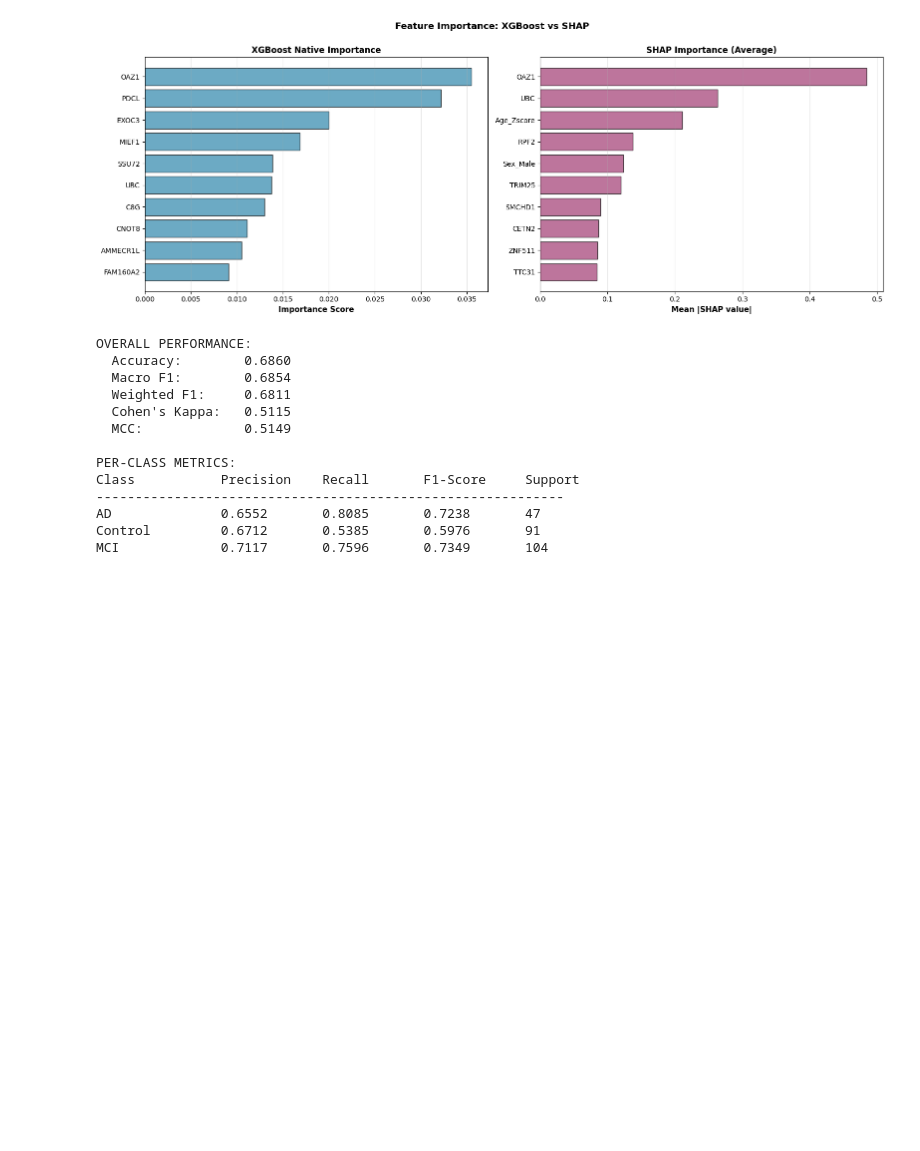
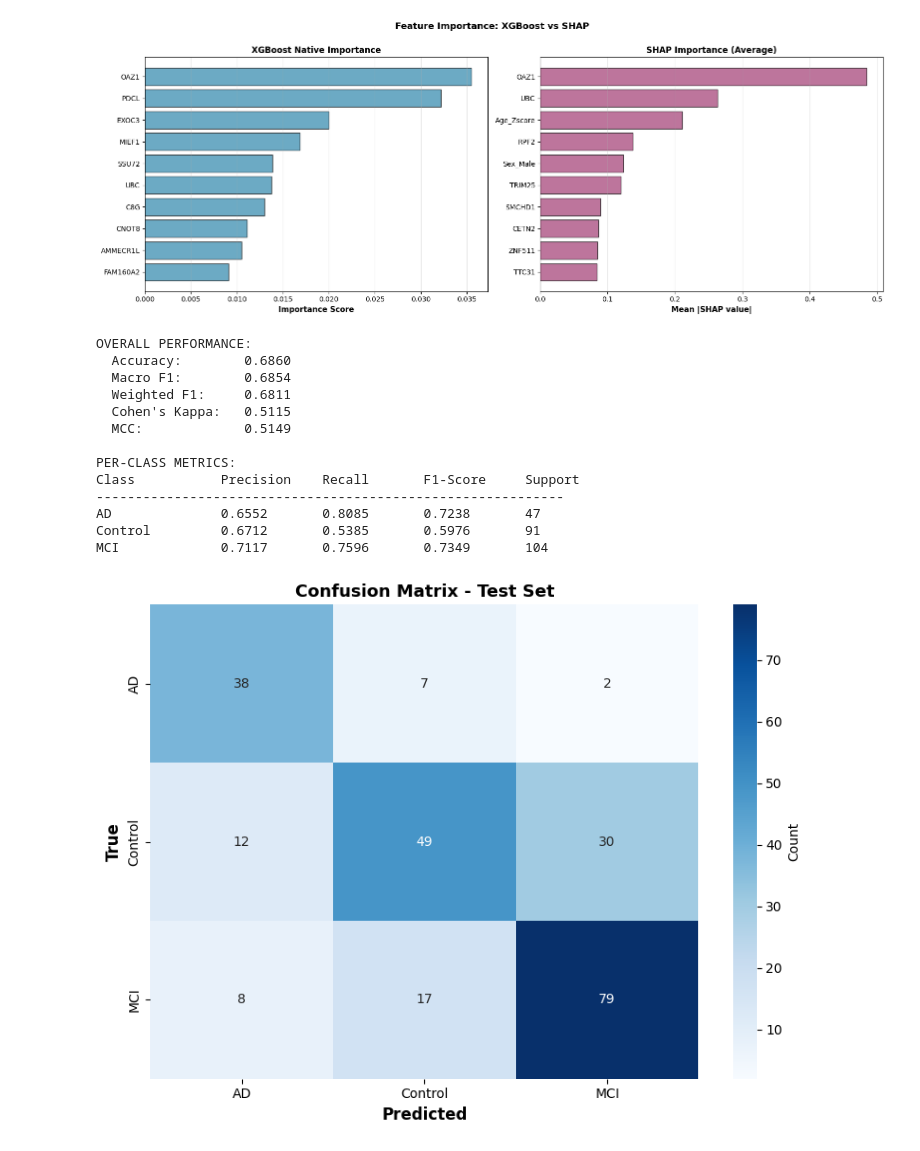
Before and after one commit to bkiritom8/ML-Course-Project, a Jupyter notebook: Modelling.ipynb, the cells around one changed output. Cells and saved outputs as stored; diff of their text form; code cells hidden in the pictures; blank space fills up the shorter version.

Commit message:
confusion matrix analysis

```diff
--- a/Modelling.ipynb
+++ b/Modelling.ipynb
@@ -1032,3 +1032,22 @@ Class           Precision    Recall       F1-Score     Support
 AD              0.6552       0.8085       0.7238       47
 Control         0.6712       0.5385       0.5976       91
 MCI             0.7117       0.7596       0.7349       104
+# %%
+cm = confusion_matrix(y_test, y_pred)
+
+fig, ax = plt.subplots(figsize=(8, 6))
+
+sns.heatmap(cm, annot=True, fmt='d', cmap='Blues', ax=ax,
+            xticklabels=['AD', 'Control', 'MCI'],
+            yticklabels=['AD', 'Control', 'MCI'],
+            cbar_kws={'label': 'Count'})
+
+ax.set_xlabel('Predicted', fontsize=12, fontweight='bold')
+ax.set_ylabel('True', fontsize=12, fontweight='bold')
+ax.set_title('Confusion Matrix - Test Set', fontsize=13, fontweight='bold')
+
+plt.tight_layout()
+plt.savefig('05_confusion_matrix.png', dpi=300, bbox_inches='tight')
+plt.show()
+# %% [output]
+[figure, added]
```
Also changed, not shown: 1 other file.
